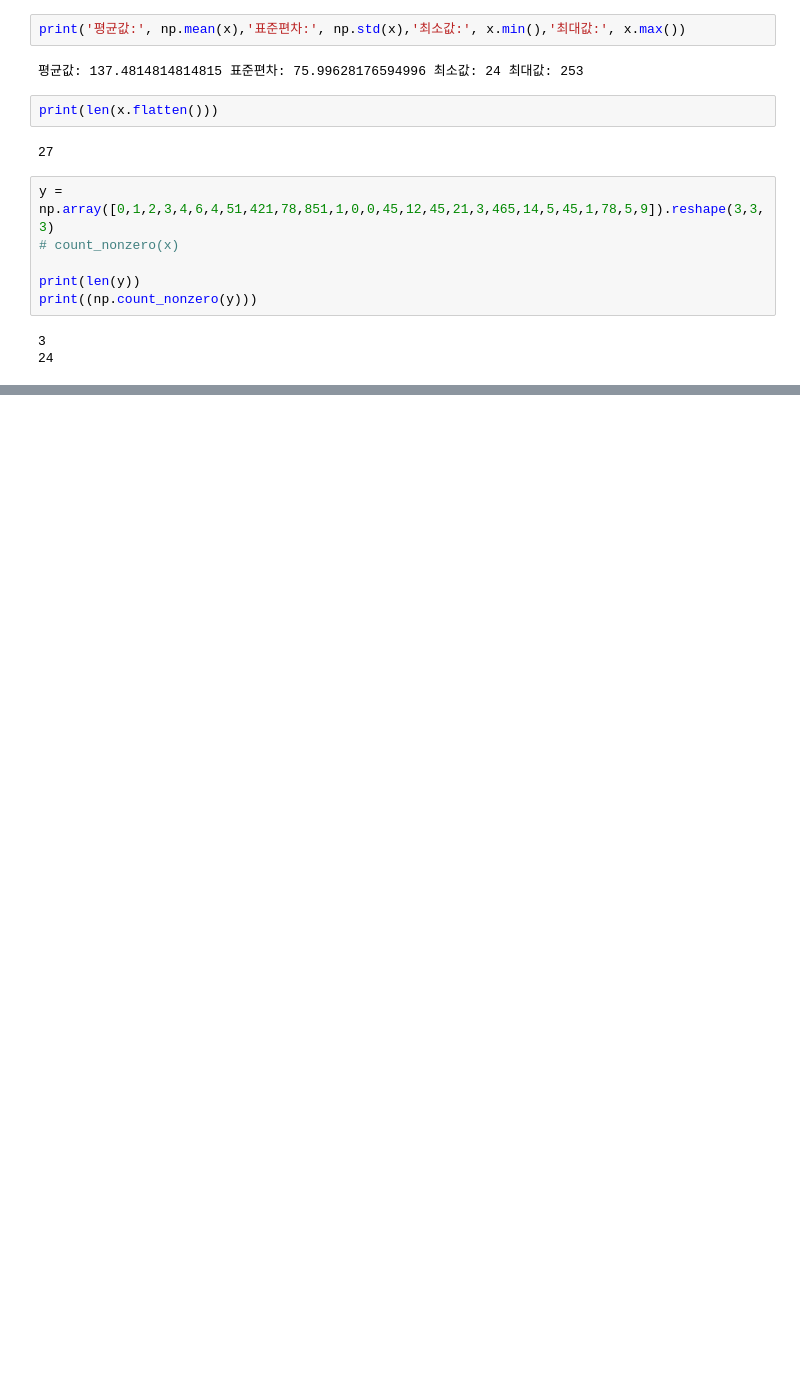
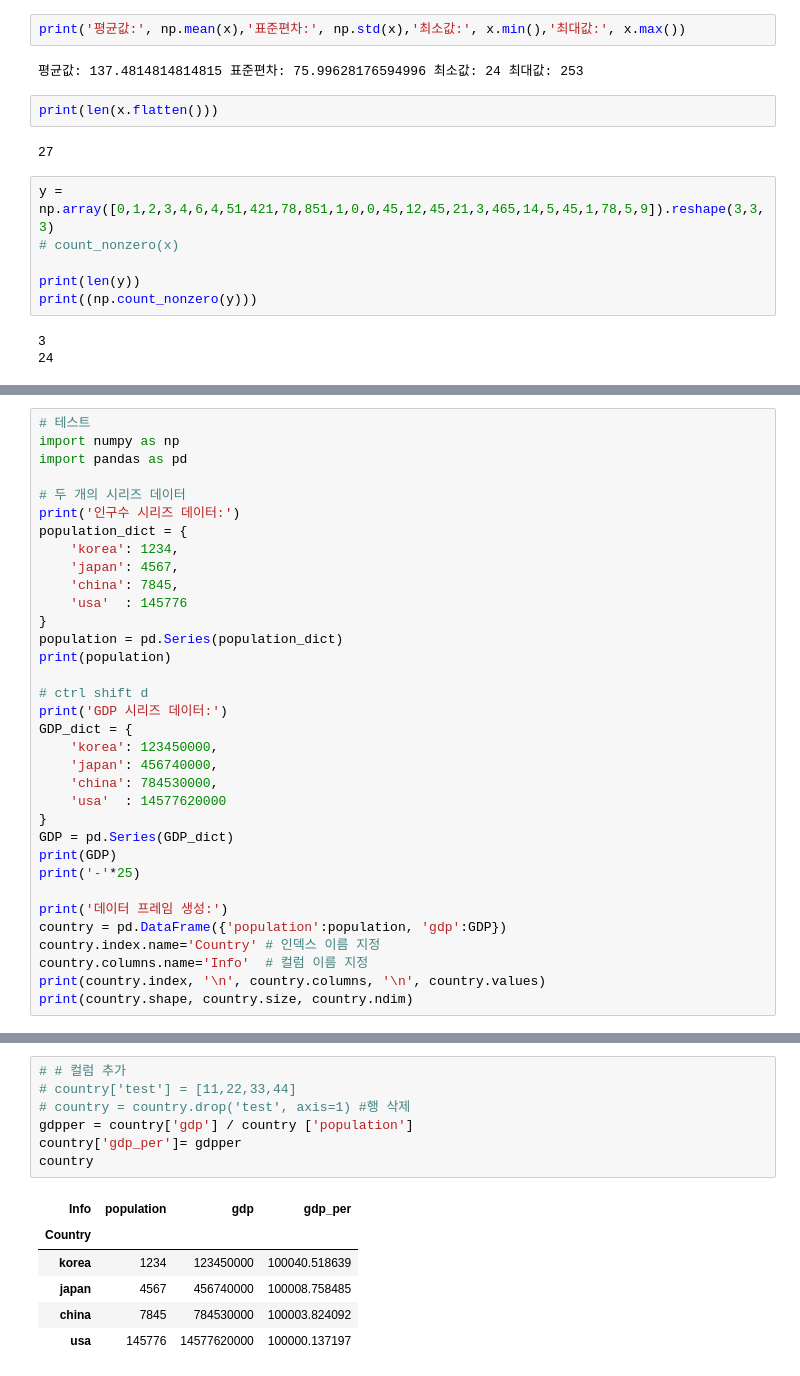
Before and after one commit to pmj8298/python, a Jupyter notebook: python10.ipynb, the cells around one changed output, grey strips where cells are left out. Drawn from its saved outputs; the diff is of its cells as text; blank space fills up the shorter version.

Commit message:
파이썬 pandas1

```diff
--- a/python10.ipynb
+++ b/python10.ipynb
@@ -305,0 +407,34 @@ print((np.count_nonzero(y)))
+# %%
+# 테스트
+import numpy as np
+import pandas as pd
+
+# 두 개의 시리즈 데이터
+print('인구수 시리즈 데이터:')
+population_dict = {
+    'korea': 1234,
+    'japan': 4567,
+    'china': 7845,
+    'usa'  : 145776
+}
+population = pd.Series(population_dict)
+print(population)
+
+# ctrl shift d
+print('GDP 시리즈 데이터:')
+GDP_dict = {
+    'korea': 123450000,
+    'japan': 456740000,
+    'china': 784530000,
+    'usa'  : 14577620000
+}
+GDP = pd.Series(GDP_dict)
+print(GDP)
+print('-'*25)
+
+print('데이터 프레임 생성:')
+country = pd.DataFrame({'population':population, 'gdp':GDP})
+country.index.name='Country' # 인덱스 이름 지정
+country.columns.name='Info'  # 컬럼 이름 지정
+print(country.index, '\n', country.columns, '\n', country.values)
+print(country.shape, country.size, country.ndim)
@@ -305,0 +516,14 @@ print((np.count_nonzero(y)))
+# %%
+# # 컬럼 추가
+# country['test'] = [11,22,33,44]
+# country = country.drop('test', axis=1) #행 삭제
+gdpper = country['gdp'] / country ['population']
+country['gdp_per']= gdpper
+country
+# %% [output]
+| Info | population | gdp | gdp_per |
+| Country |  |  |  |
+| korea | 1234 | 123450000 | 100040.518639 |
+| japan | 4567 | 456740000 | 100008.758485 |
+| china | 7845 | 784530000 | 100003.824092 |
+| usa | 145776 | 14577620000 | 100000.137197 |
```
Also changed, not shown: parts of 19 cells of this notebook.
